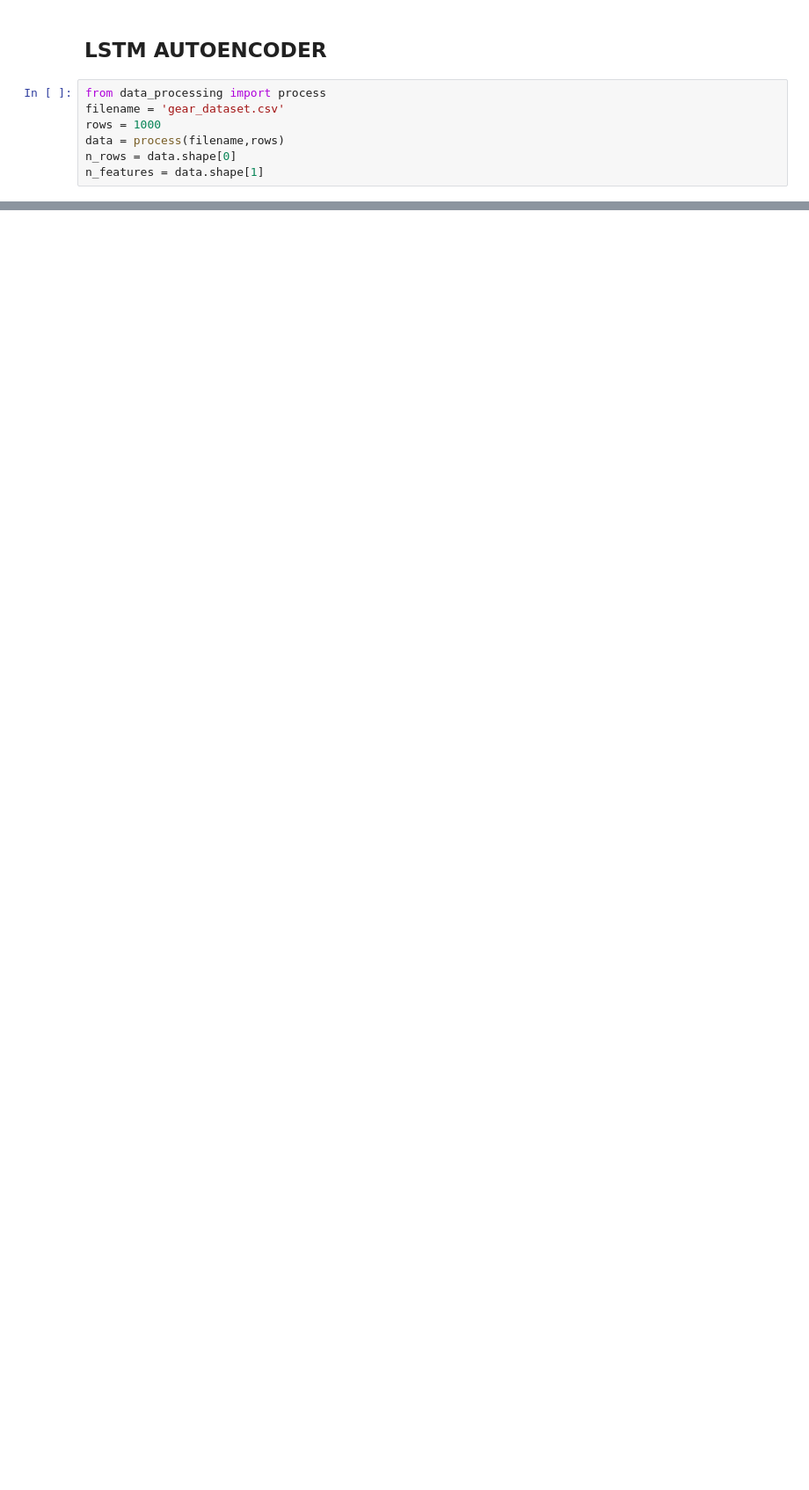
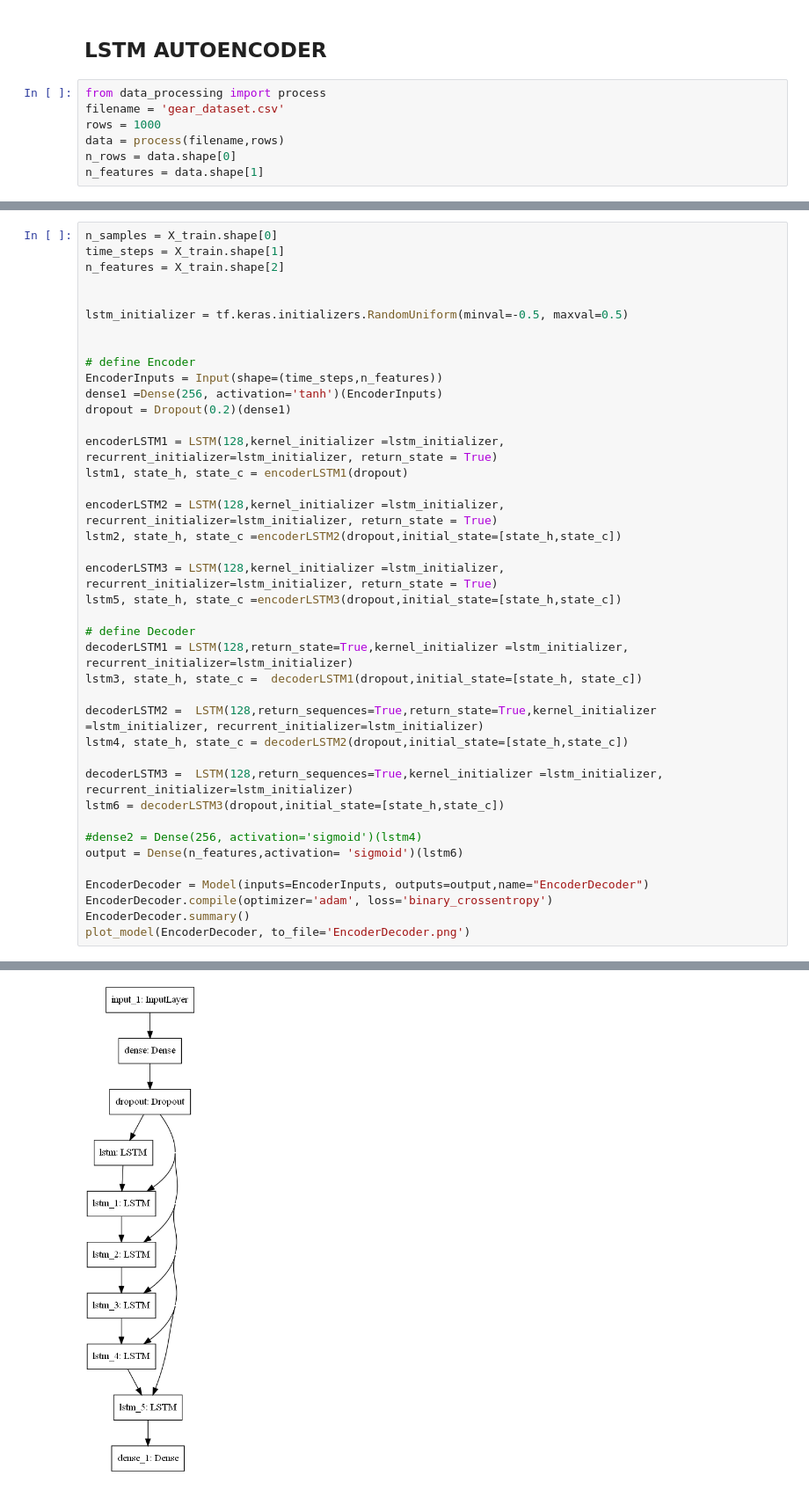
Before and after one commit to ellensanden/MLAnomalyDetection, a Jupyter notebook: test_stuff/LSTM_model.ipynb, the cells around one changed output, grey strips where cells are left out. Shown at 88% size. Drawn from its saved outputs; the diff is of its cells as text; blank space fills up the shorter version.

```diff
--- a/test_stuff/LSTM_model.ipynb
+++ b/test_stuff/LSTM_model.ipynb
@@ -196,0 +215,41 @@ NameError: name 'EncoderDecoder' is not defined
+# %%
+n_samples = X_train.shape[0]
+time_steps = X_train.shape[1]
+n_features = X_train.shape[2]
+
+
+lstm_initializer = tf.keras.initializers.RandomUniform(minval=-0.5, maxval=0.5)
+
+
+# define Encoder
+EncoderInputs = Input(shape=(time_steps,n_features))
+dense1 =Dense(256, activation='tanh')(EncoderInputs)
+dropout = Dropout(0.2)(dense1)
+
+encoderLSTM1 = LSTM(128,kernel_initializer =lstm_initializer, recurrent_initializer=lstm_initializer, return_state = True)
+lstm1, state_h, state_c = encoderLSTM1(dropout)
+
+encoderLSTM2 = LSTM(128,kernel_initializer =lstm_initializer, recurrent_initializer=lstm_initializer, return_state = True)
+lstm2, state_h, state_c =encoderLSTM2(dropout,initial_state=[state_h,state_c])
+
+encoderLSTM3 = LSTM(128,kernel_initializer =lstm_initializer, recurrent_initializer=lstm_initializer, return_state = True)
+lstm5, state_h, state_c =encoderLSTM3(dropout,initial_state=[state_h,state_c])
+
+# define Decoder
+decoderLSTM1 = LSTM(128,return_state=True,kernel_initializer =lstm_initializer, recurrent_initializer=lstm_initializer)
+lstm3, state_h, state_c =  decoderLSTM1(dropout,initial_state=[state_h, state_c])
+
+decoderLSTM2 =  LSTM(128,return_sequences=True,return_state=True,kernel_initializer =lstm_initializer, recurrent_initializer=lstm_initializer)
+lstm4, state_h, state_c = decoderLSTM2(dropout,initial_state=[state_h,state_c])
+
+decoderLSTM3 =  LSTM(128,return_sequences=True,kernel_initializer =lstm_initializer, recurrent_initializer=lstm_initializer)
+lstm6 = decoderLSTM3(dropout,initial_state=[state_h,state_c])
+
+#dense2 = Dense(256, activation='sigmoid')(lstm4)
+output = Dense(n_features,activation= 'sigmoid')(lstm6)
+
+EncoderDecoder = Model(inputs=EncoderInputs, outputs=output,name="EncoderDecoder")
+EncoderDecoder.compile(optimizer='adam', loss='binary_crossentropy')
+EncoderDecoder.summary()
+plot_model(EncoderDecoder, to_file='EncoderDecoder.png')
+# %% [output]
@@ -196,0 +273 @@ NameError: name 'EncoderDecoder' is not defined
+[figure, added]
```
Also changed, not shown: parts of 10 cells of this notebook.
